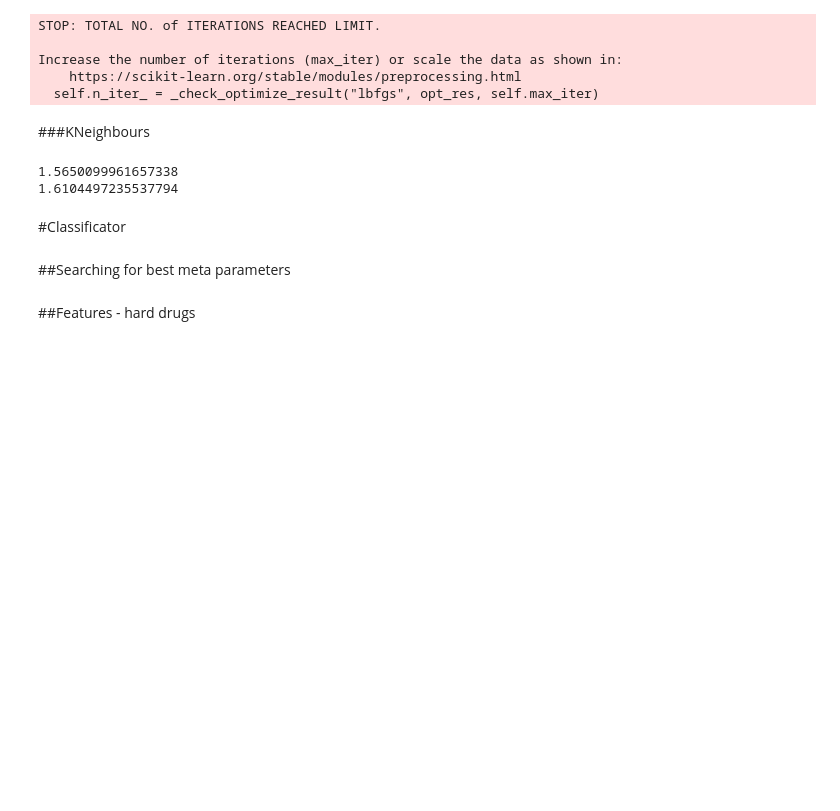
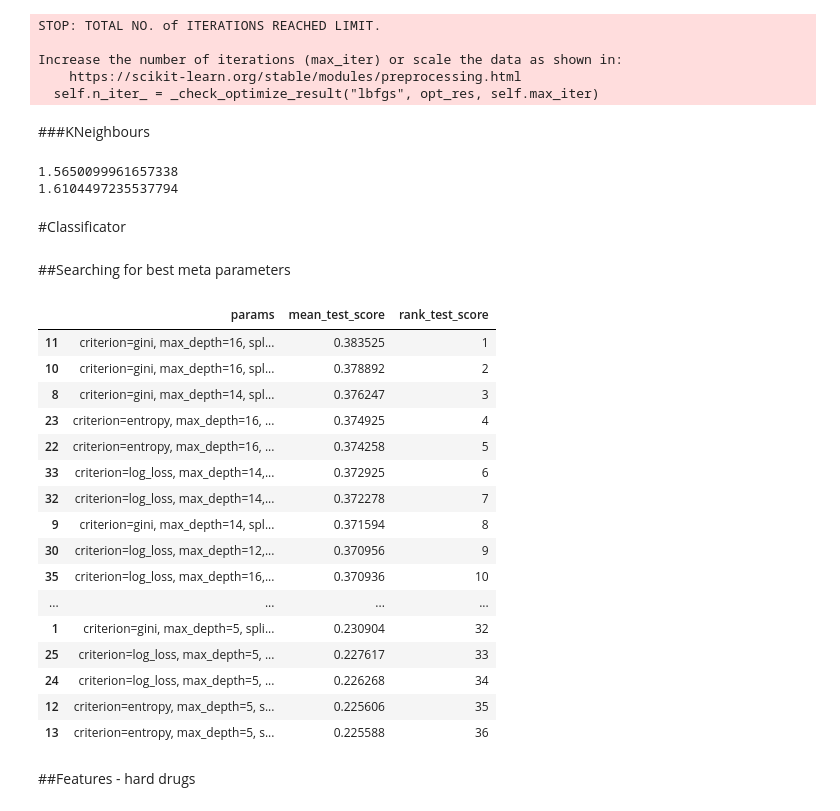
Before and after one commit to jadrzy/ProjectPythonForMachineLearning, a Jupyter notebook: notebooks/CreatingModel.ipynb, the cells around one changed output. Saved outputs shown, nothing was run; the diff lists cells and outputs as text; code cells hidden in the pictures; blank space fills up the shorter version.

```diff
--- a/notebooks/CreatingModel.ipynb
+++ b/notebooks/CreatingModel.ipynb
@@ -439,3 +409,56 @@ display(cv_res)
+# %%
+
+
+
+X1= selected_model_data.drop(['Cannabis','Age', 'Gender', 'Education', 'Neuroticism', 'Extraversion',
+       'Openness to experience', 'Agreeableness', 'Conscientiousness',
+       'Impulsiveness', 'Sensation seeking', 'Country_UK', 'Country_USA'], axis=1)
+
+from sklearn.preprocessing import OneHotEncoder
+y=pd.DataFrame(selected_model_data[['Cannabis']])
+enc = OneHotEncoder(sparse_output=False, handle_unknown='ignore')
+enc.fit(y)
+Y=enc.transform(y)
+
+X_train, X_test, Y_train, Y_test= train_test_split(X1, Y, test_size=0.2,random_state=1 )
+# %%
+from sklearn.model_selection import GridSearchCV
+
+from sklearn import tree
+clf = tree.DecisionTreeClassifier()
+
+parameters = {
+    'max_depth':[5,7,10,12,14,16],
+  'criterion':['gini', 'entropy', 'log_loss'],
+               'splitter':['best', 'random']
+}
+
+grid_search = GridSearchCV(clf, parameters, cv=5, scoring='accuracy')
+grid_search.fit(X_train, Y_train)
+
+cv_res = pd.DataFrame(grid_search.cv_results_)
+cv_res['params'] = cv_res['params'].apply(lambda x: ', '.join([f'{k}={v}' for k, v in x.items()]))
+selected_columns = ['params', 'mean_test_score', 'rank_test_score']
+sorted_results = cv_res[selected_columns].sort_values(by=['rank_test_score'])
+display(sorted_results[selected_columns])
+# %% [output]
+|  | params | mean_test_score | rank_test_score |
+| 11 | criterion=gini, max_depth=16, spl... | 0.383525 | 1 |
+| 10 | criterion=gini, max_depth=16, spl... | 0.378892 | 2 |
+| 8 | criterion=gini, max_depth=14, spl... | 0.376247 | 3 |
+| 23 | criterion=entropy, max_depth=16, ... | 0.374925 | 4 |
+| 22 | criterion=entropy, max_depth=16, ... | 0.374258 | 5 |
+| 33 | criterion=log_loss, max_depth=14,... | 0.372925 | 6 |
+| 32 | criterion=log_loss, max_depth=14,... | 0.372278 | 7 |
+| 9 | criterion=gini, max_depth=14, spl... | 0.371594 | 8 |
+| 30 | criterion=log_loss, max_depth=12,... | 0.370956 | 9 |
+| 35 | criterion=log_loss, max_depth=16,... | 0.370936 | 10 |
+| ... | ... | ... | ... |
+| 1 | criterion=gini, max_depth=5, spli... | 0.230904 | 32 |
+| 25 | criterion=log_loss, max_depth=5, ... | 0.227617 | 33 |
+| 24 | criterion=log_loss, max_depth=5, ... | 0.226268 | 34 |
+| 12 | criterion=entropy, max_depth=5, s... | 0.225606 | 35 |
+| 13 | criterion=entropy, max_depth=5, s... | 0.225588 | 36 |
 # %% [markdown]
 ##Features - hard drugs
 # %%
```
Also changed, not shown: parts of 5 cells of this notebook.
